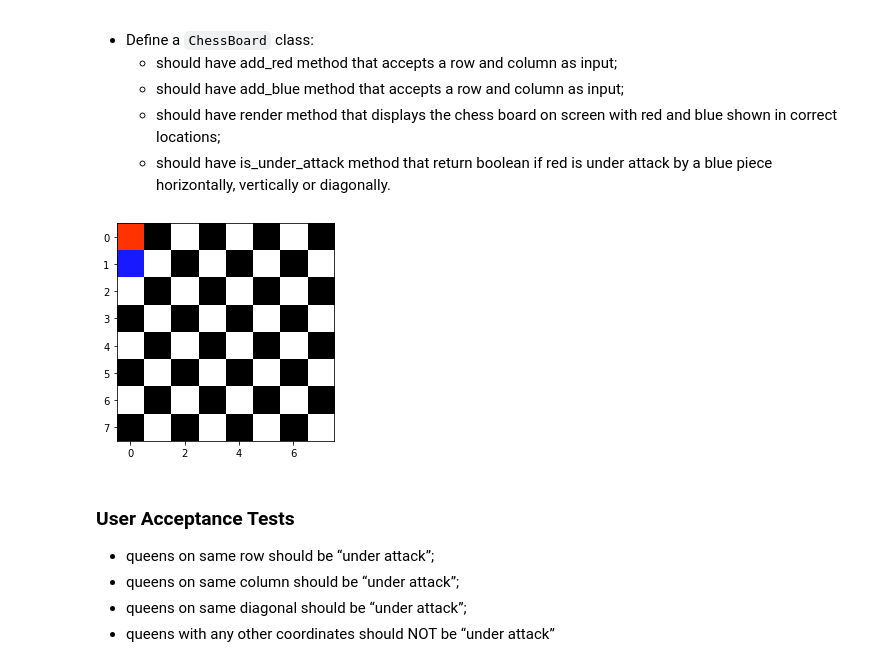
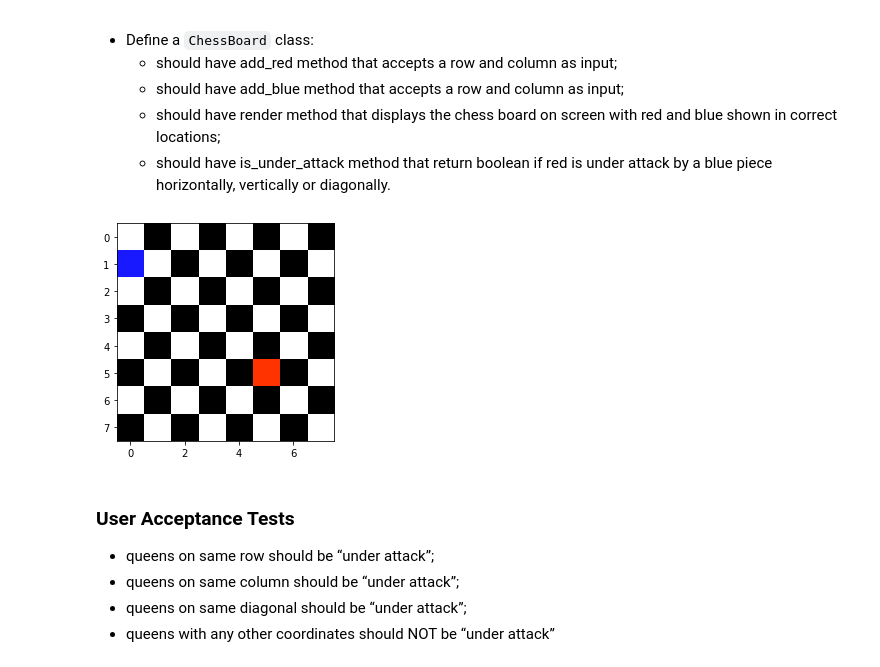
Before and after one commit to LeoKuhorev/chess-board, a Jupyter notebook: chess_board.ipynb, the cells around one changed output. Saved outputs shown, nothing was run; the diff lists cells and outputs as text; code cells hidden in the pictures.

```diff
--- a/chess_board.ipynb
+++ b/chess_board.ipynb
@@ -52,10 +52,12 @@ class ChessBoard:
 # %%
 new_board = ChessBoard()
 new_board.add_red(0, 0)
 new_board.add_blue(1, 0)
+
+new_board.add_red(5,5)
 new_board.render()
 # %% [output]
-[figure, old version]
+[figure, new version]
 # %% [markdown]
 ### User Acceptance Tests
 - queens on same row should be “under attack”;
```
Also changed, not shown: parts of 6 cells of this notebook, 2 other files.
